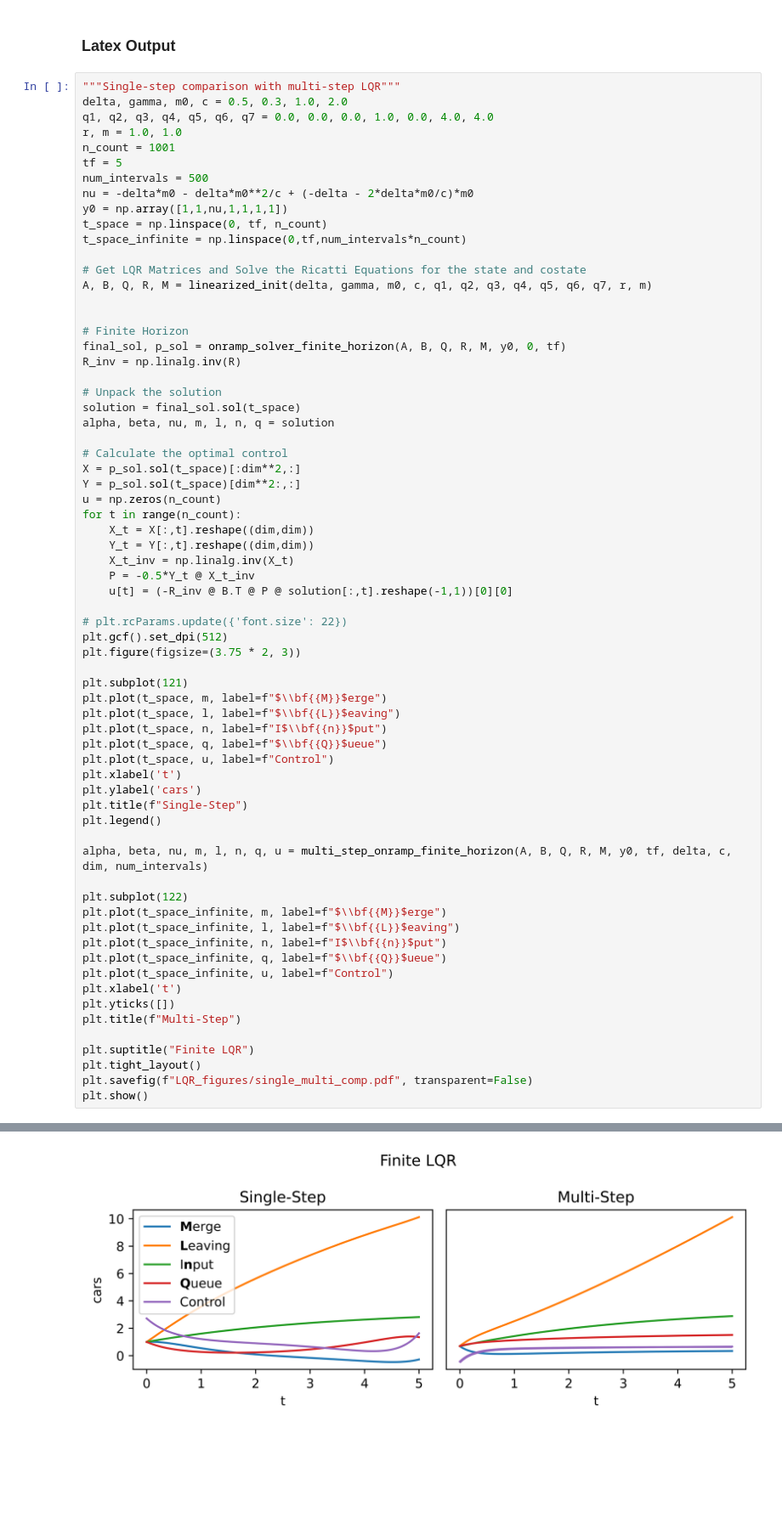
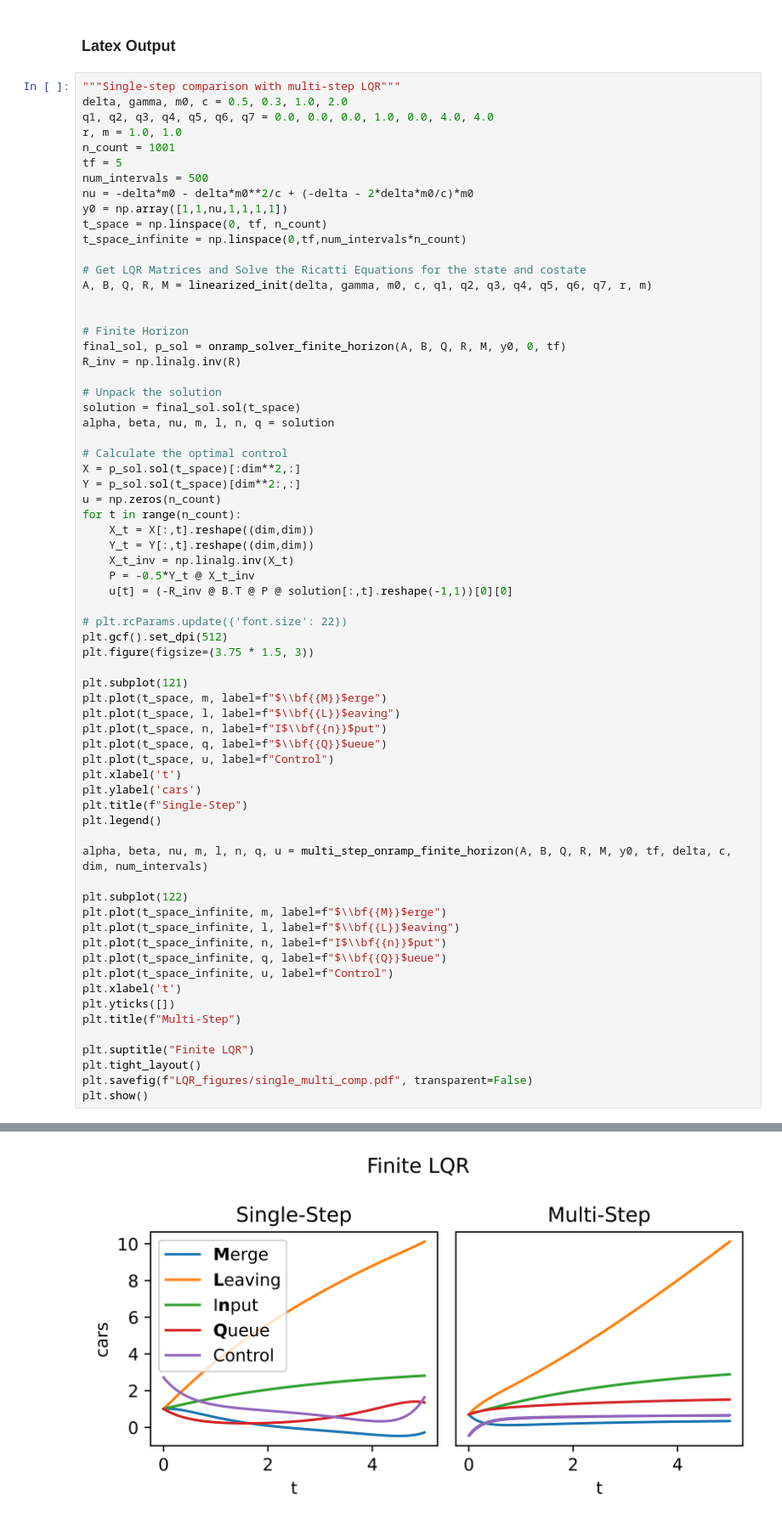
Before and after one commit to btrendler/v4_project_winter, a Jupyter notebook: Dallin.ipynb, the cells around one changed output, grey strips where cells are left out. Shown at 85% size. Cells and saved outputs as stored; diff of their text form; blank space fills up the shorter version.

Commit message:
Run Latex plot again

```diff
--- a/Dallin.ipynb
+++ b/Dallin.ipynb
@@ -405,35 +405,35 @@ for t in range(n_count):
 
 # plt.rcParams.update({'font.size': 22})
 plt.gcf().set_dpi(512)
-plt.figure(figsize=(3.75 * 2, 3))
+plt.figure(figsize=(3.75 * 1.5, 3))
 
 plt.subplot(121)
 plt.plot(t_space, m, label=f"$\\bf{{M}}$erge")
 plt.plot(t_space, l, label=f"$\\bf{{L}}$eaving")
 plt.plot(t_space, n, label=f"I$\\bf{{n}}$put")
 plt.plot(t_space, q, label=f"$\\bf{{Q}}$ueue")
 plt.plot(t_space, u, label=f"Control")
 plt.xlabel('t')
 plt.ylabel('cars')
 plt.title(f"Single-Step")
 plt.legend()
 
 alpha, beta, nu, m, l, n, q, u = multi_step_onramp_finite_horizon(A, B, Q, R, M, y0, tf, delta, c, dim, num_intervals)
 
 plt.subplot(122)
 plt.plot(t_space_infinite, m, label=f"$\\bf{{M}}$erge")
 plt.plot(t_space_infinite, l, label=f"$\\bf{{L}}$eaving")
 plt.plot(t_space_infinite, n, label=f"I$\\bf{{n}}$put")
 plt.plot(t_space_infinite, q, label=f"$\\bf{{Q}}$ueue")
 plt.plot(t_space_infinite, u, label=f"Control")
 plt.xlabel('t')
 plt.yticks([])
 plt.title(f"Multi-Step")
 
 plt.suptitle("Finite LQR")
 plt.tight_layout()
 plt.savefig(f"LQR_figures/single_multi_comp.pdf", transparent=False)
 plt.show()
 # %% [output]
 <Figure size 1920x1536 with 0 Axes>
-[figure, old version]
+[figure, new version]
```
Also changed, not shown: 1 other file.
